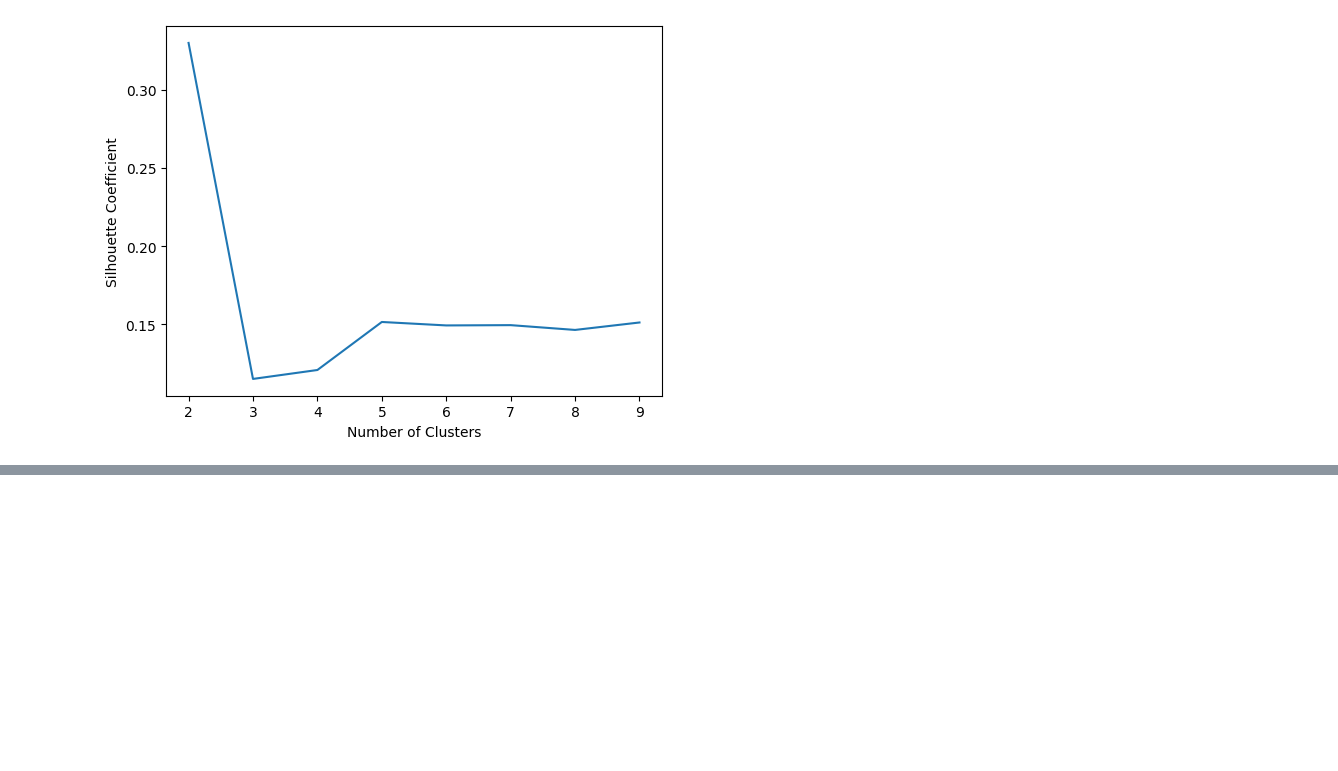
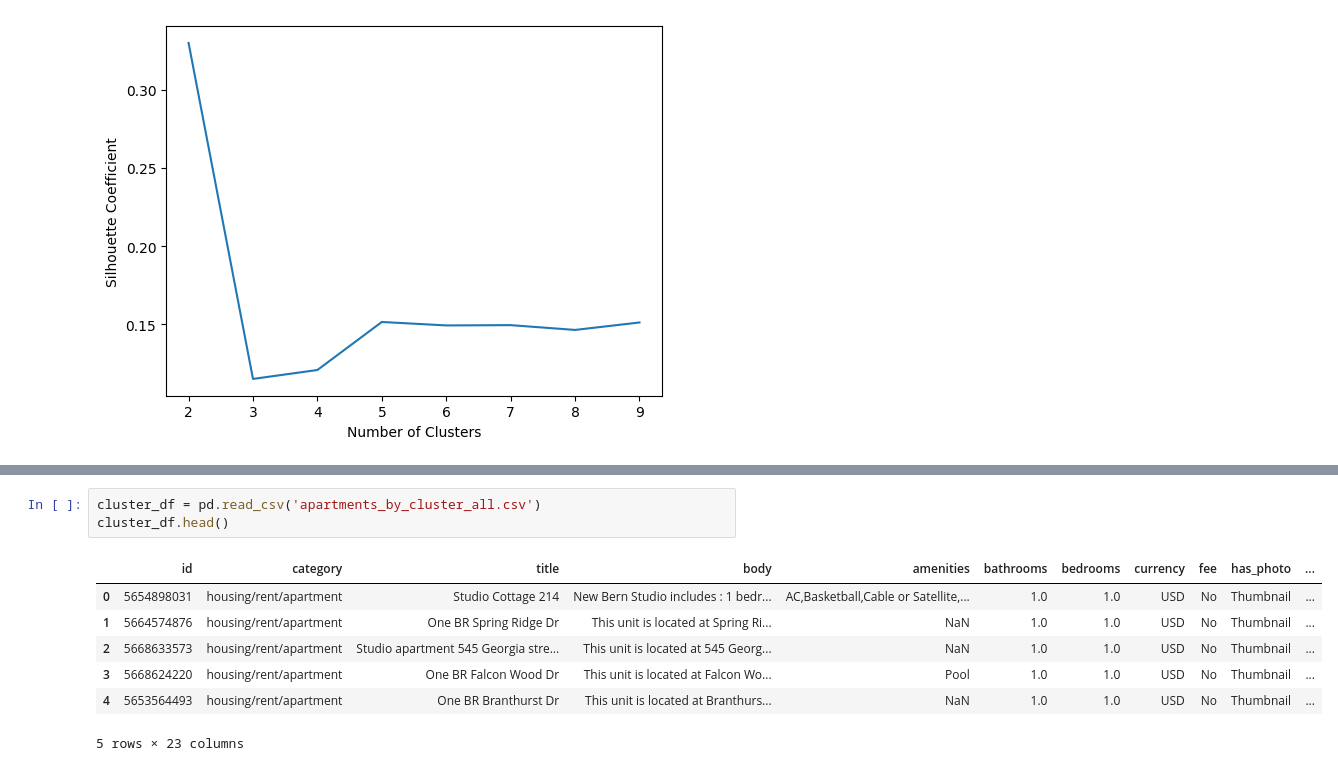
Before and after one commit to Clem-prog/AFL2-ML, a Jupyter notebook: AFL2_ML.ipynb, the cells around one changed output, grey strips where cells are left out. Drawn from its saved outputs; the diff is of its cells as text; blank space fills up the shorter version.

```diff
--- a/AFL2_ML.ipynb
+++ b/AFL2_ML.ipynb
@@ -274,0 +292,11 @@ plt.show()
+# %%
+cluster_df = pd.read_csv('apartments_by_cluster_all.csv')
+cluster_df.head()
+# %% [output]
+|  | id | category | title | body | amenities | bathrooms | bedrooms | currency | fee | has_photo | ... |
+| 0 | 5654898031 | housing/rent/apartment | Studio Cottage 214 | New Bern Studio includes : 1 bedr... | AC,Basketball,Cable or Satellite,... | 1.0 | 1.0 | USD | No | Thumbnail | ... |
+| 1 | 5664574876 | housing/rent/apartment | One BR Spring Ridge Dr | This unit is located at Spring Ri... | NaN | 1.0 | 1.0 | USD | No | Thumbnail | ... |
+| 2 | 5668633573 | housing/rent/apartment | Studio apartment 545 Georgia stre... | This unit is located at 545 Georg... | NaN | 1.0 | 1.0 | USD | No | Thumbnail | ... |
+| 3 | 5668624220 | housing/rent/apartment | One BR Falcon Wood Dr | This unit is located at Falcon Wo... | Pool | 1.0 | 1.0 | USD | No | Thumbnail | ... |
+| 4 | 5653564493 | housing/rent/apartment | One BR Branthurst Dr | This unit is located at Branthurs... | NaN | 1.0 | 1.0 | USD | No | Thumbnail | ... |
+5 rows × 23 columns
```
Also changed, not shown: parts of 5 cells of this notebook, 2 other files.
